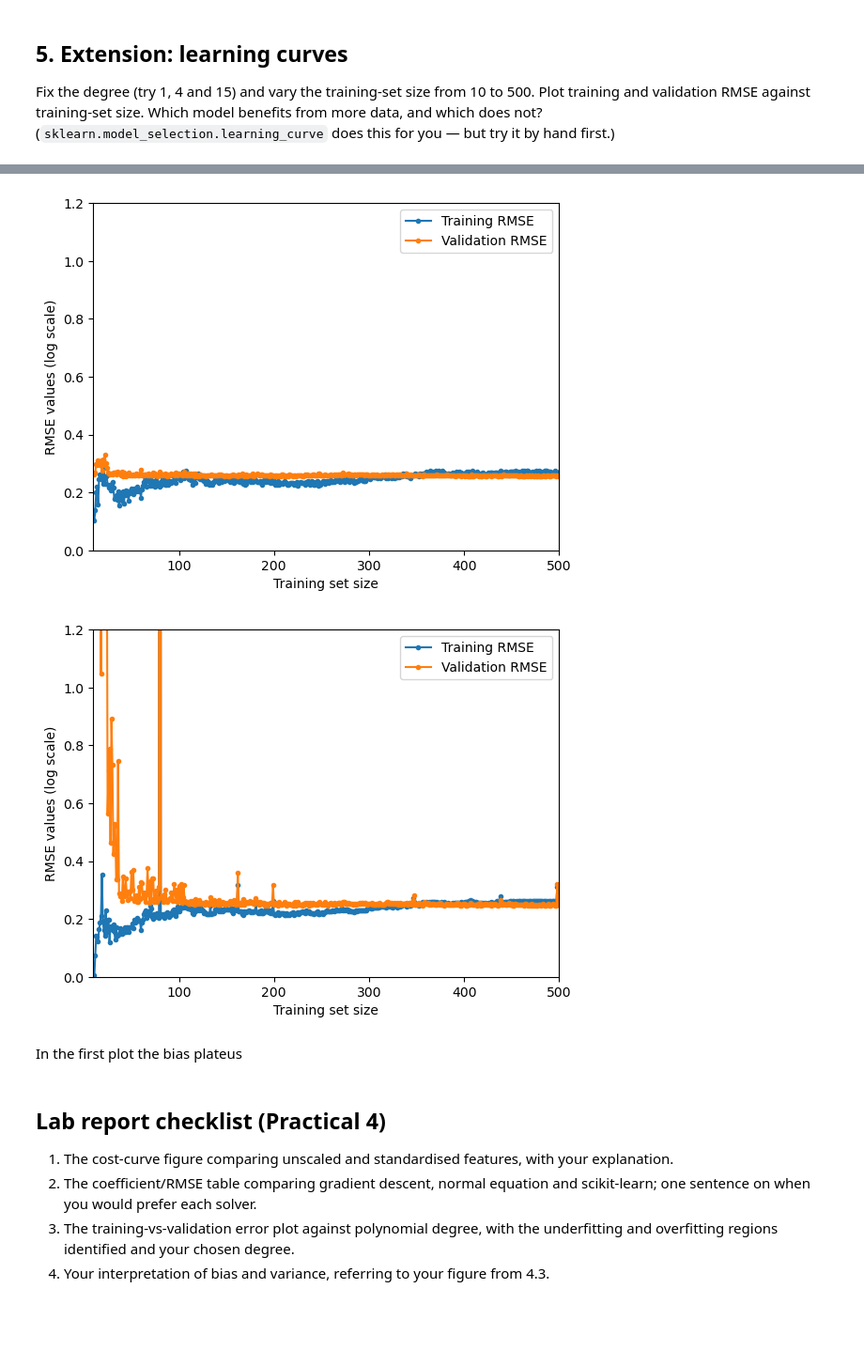
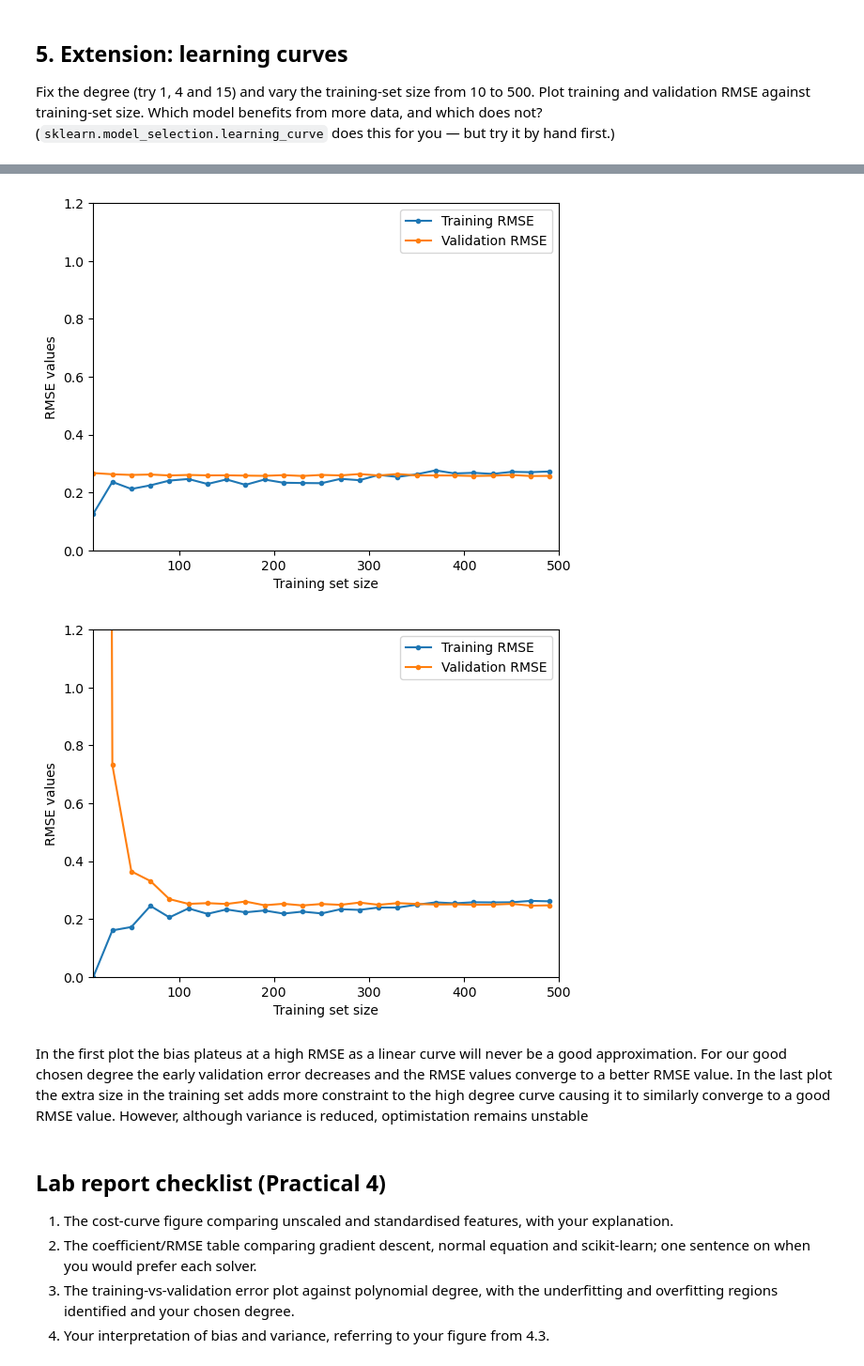
Before and after one commit to AxelTettenbornDurham/AI_lab_coursework, a Jupyter notebook: P4_multivariate_polynomial_regression.ipynb, the cells around one changed output, grey strips where cells are left out. Shown at 94% size. Saved outputs shown, nothing was run; the diff lists cells and outputs as text; code cells hidden in the pictures; blank space fills up the shorter version.

```diff
--- a/P4_multivariate_polynomial_regression.ipynb
+++ b/P4_multivariate_polynomial_regression.ipynb
@@ -314,7 +329,7 @@ x_tr, y_tr = make_sine(30, seed=1)
 x_va, y_va = make_sine(1000, seed=2)
 degrees = [1, 4, 15]
 
-xs = range(10, 501)
+xs = range(10, 501, 20)
 for d in degrees:
     rmse_tr = []
     rmse_va = []
@@ -331,7 +346,7 @@ for d in degrees:
-[figure, old version]
+[figure, new version]
-[figure, old version]
+[figure, new version]
 # %% [markdown]
-In the first plot the bias plateus
+In the first plot the bias plateus at a high RMSE as a linear curve will never be a good approximation. For our good chosen degree the early validation error decreases and the RMSE values converge to a better RMSE value. In the last plot the extra size in the training set adds more constraint to the high degree curve causing it to similarly converge to a good RMSE value. However, although variance is reduced, optimistation remains unstable
 # %% [markdown]
 ## Lab report checklist (Practical 4)
 1. The cost-curve figure comparing unscaled and standardised features, with your explanation.
```
Also changed, not shown: parts of 3 cells of this notebook, 1 other file.
